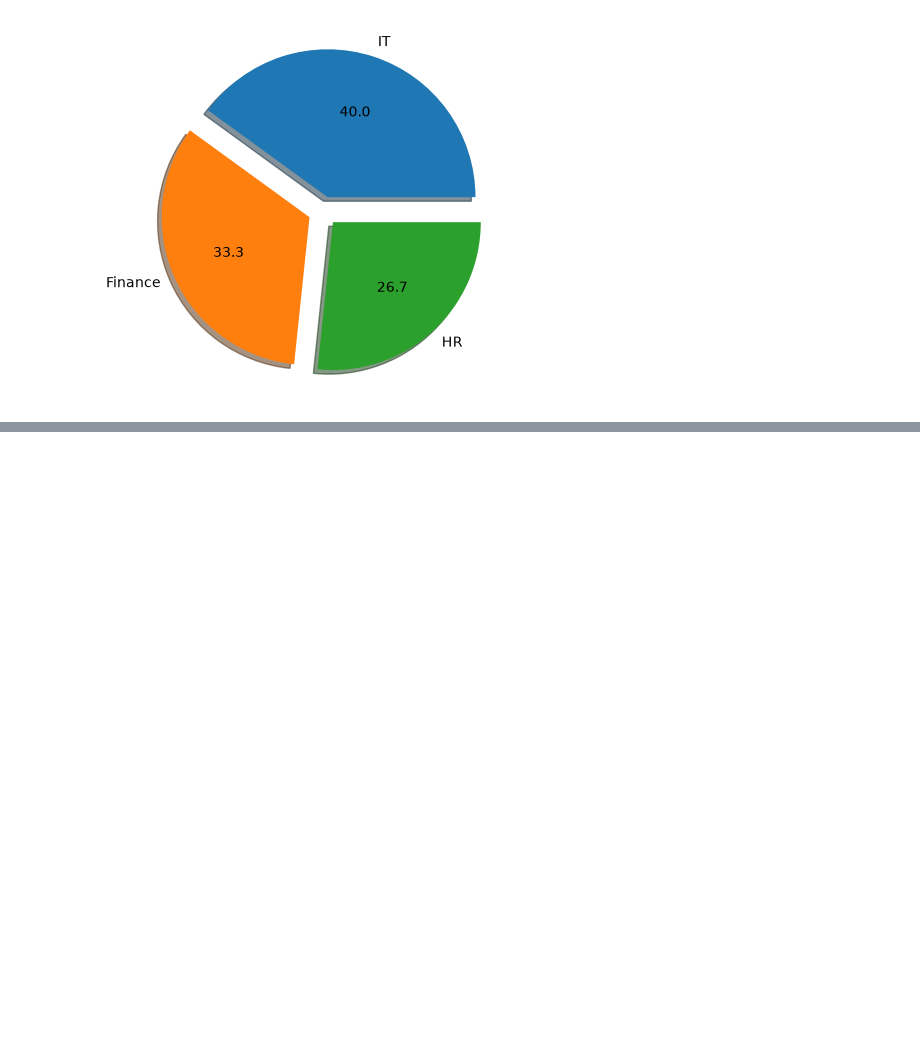
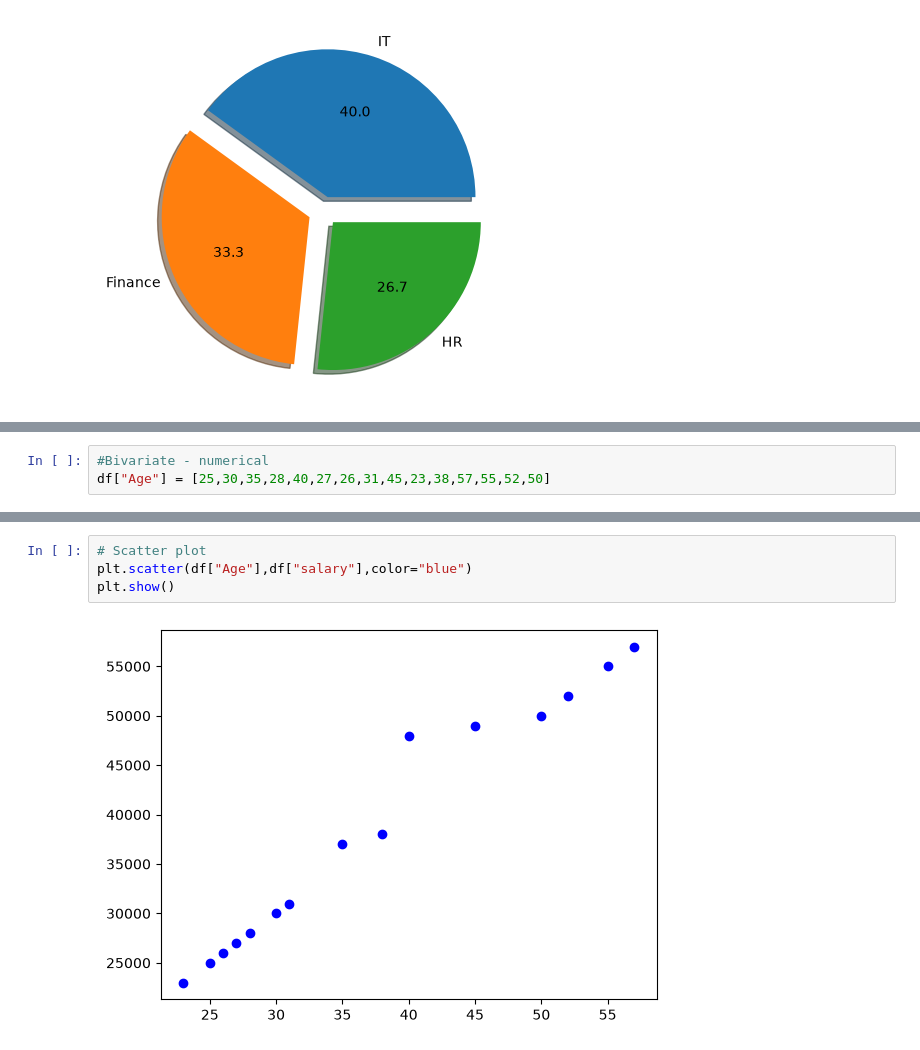
Before and after one commit to omaej78-star/python-for-data-science-practice, a Jupyter notebook: Matplotliblearn.ipynb, the cells around one changed output, grey strips where cells are left out. Drawn from its saved outputs; the diff is of its cells as text; blank space fills up the shorter version.

```diff
--- a/Matplotliblearn.ipynb
+++ b/Matplotliblearn.ipynb
@@ -92,0 +92,3 @@ TypeError: pie() got an unexpected keyword argument 'exploode'. Did you mean 'ex
+# %%
+#Bivariate - numerical
+df["Age"] = [25,30,35,28,40,27,26,31,45,23,38,57,55,52,50]
@@ -92,0 +104,6 @@ TypeError: pie() got an unexpected keyword argument 'exploode'. Did you mean 'ex
+# %%
+# Scatter plot
+plt.scatter(df["Age"],df["salary"],color="blue")
+plt.show()
+# %% [output]
+[figure, added]
```
Also changed, not shown: parts of 10 cells of this notebook.
